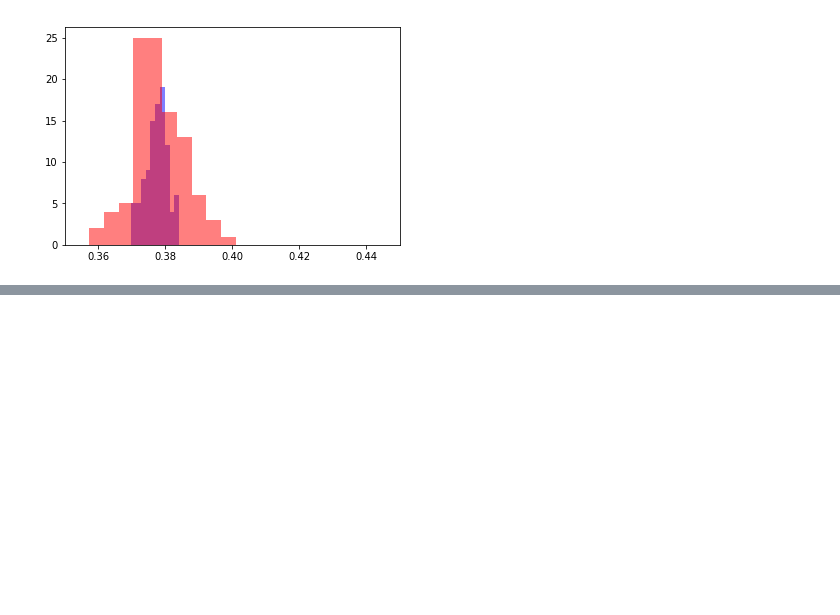
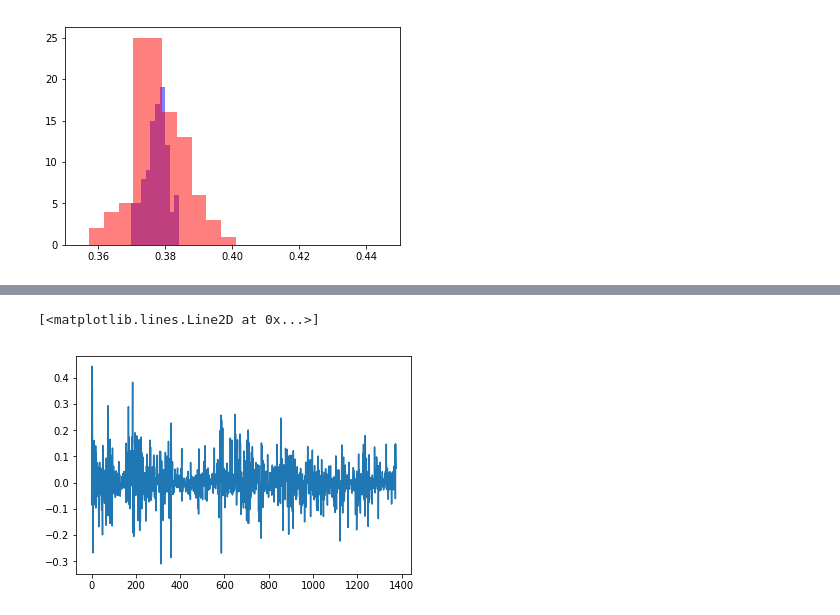
Before and after one commit to nlandolfi/slbo, a Jupyter notebook: notebooks/F Estimation 5.ipynb, the cells around one changed output, grey strips where cells are left out. Cells and saved outputs as stored; diff of their text form; code cells hidden in the pictures; blank space fills up the shorter version.

```diff
--- a/notebooks/F Estimation 5.ipynb
+++ b/notebooks/F Estimation 5.ipynb
@@ -240,0 +248,6 @@ plt.xlim(0.35, 0.45)
+# %%
+twtr = np.diff(np.log(twtrcsv))
+plt.plot(twtr)
+# %% [output]
+[<matplotlib.lines.Line2D at 0x...>]
+[figure, added]
```
Also changed, not shown: parts of 7 cells of this notebook, 3 other files.
